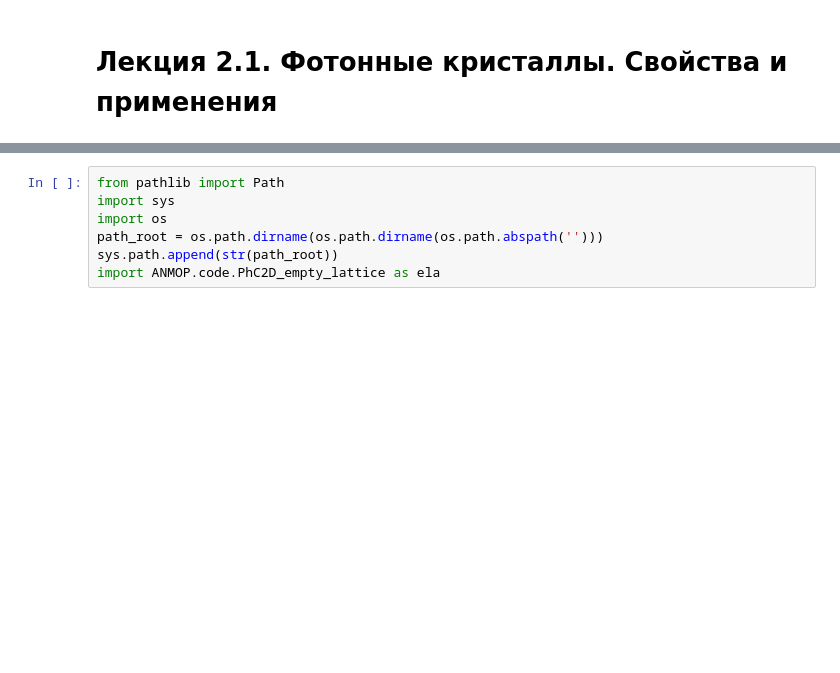
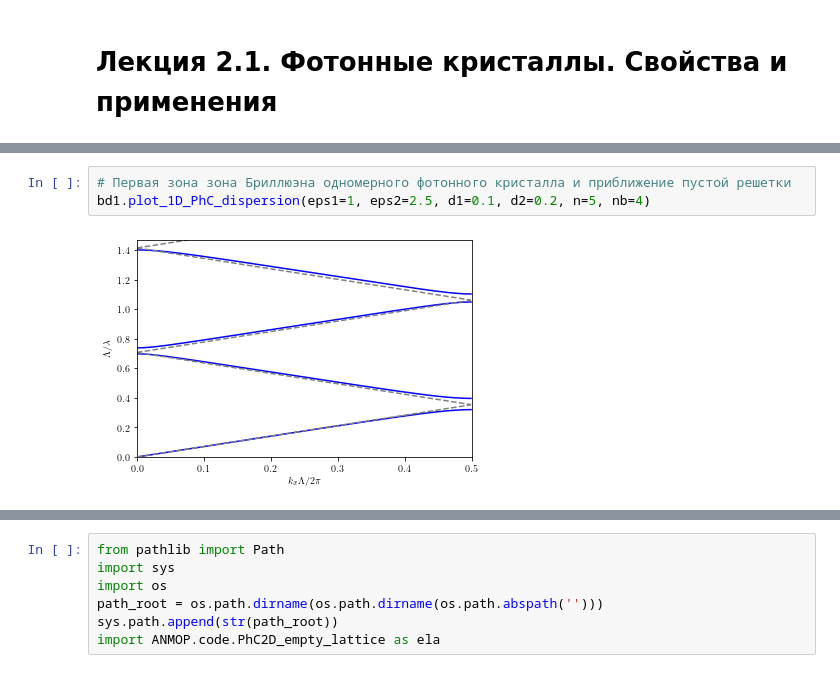
Before and after one commit to aashcher/ANMOP, a Jupyter notebook: nb_ru/Фотонные кристаллы 1. Общие свойства и приложения.ipynb, the cells around one changed output, grey strips where cells are left out. Cells and saved outputs as stored; diff of their text form; blank space fills up the shorter version.

```diff
--- a/nb_ru/Фотонные кристаллы 1. Общие свойства и приложения.ipynb
+++ b/nb_ru/Фотонные кристаллы 1. Общие свойства и приложения.ipynb
@@ -60,4 +61,9 @@
 При отсутствии модуляции $\zeta_m=0$ для всех $m\neq0$ и запрещенная зона исчезает - получается так называемое приближение пустой решетки. При ненулевой модуляции существует бесконечное число запрещенных зон - выше приведена оценка для самой нижней. Пары совпадающих решений, соответствующие пересечениям дисперсионных линий при пустой решетке, расщепляются. Поскольку при наличии периодичности решения, отличающиеся на $K=2\pi/\Lambda$ эквивалентны, решения на краях зон Бриллюэна соответствуют интерференции волн, распространяющихся в противоположных направлениях, что приводит к образованию стоячих волн, групповая скорость которых $v_g = d\omega/dk_0$ равна нулю, а, значит, касательная к дисперсионной кривой $\omega(k_0)$ на границах имеет нулевой угол наклона.
+# %%
+# Первая зона зона Бриллюэна одномерного фотонного кристалла и приближение пустой решетки
+bd1.plot_1D_PhC_dispersion(eps1=1, eps2=2.5, d1=0.1, d2=0.2, n=5, nb=4)
+# %% [output]
+[figure, added]
 # %% [markdown]
 ## Аномалия групповой скорости
 
```
Also changed, not shown: parts of 4 cells of this notebook, 5 other files.
